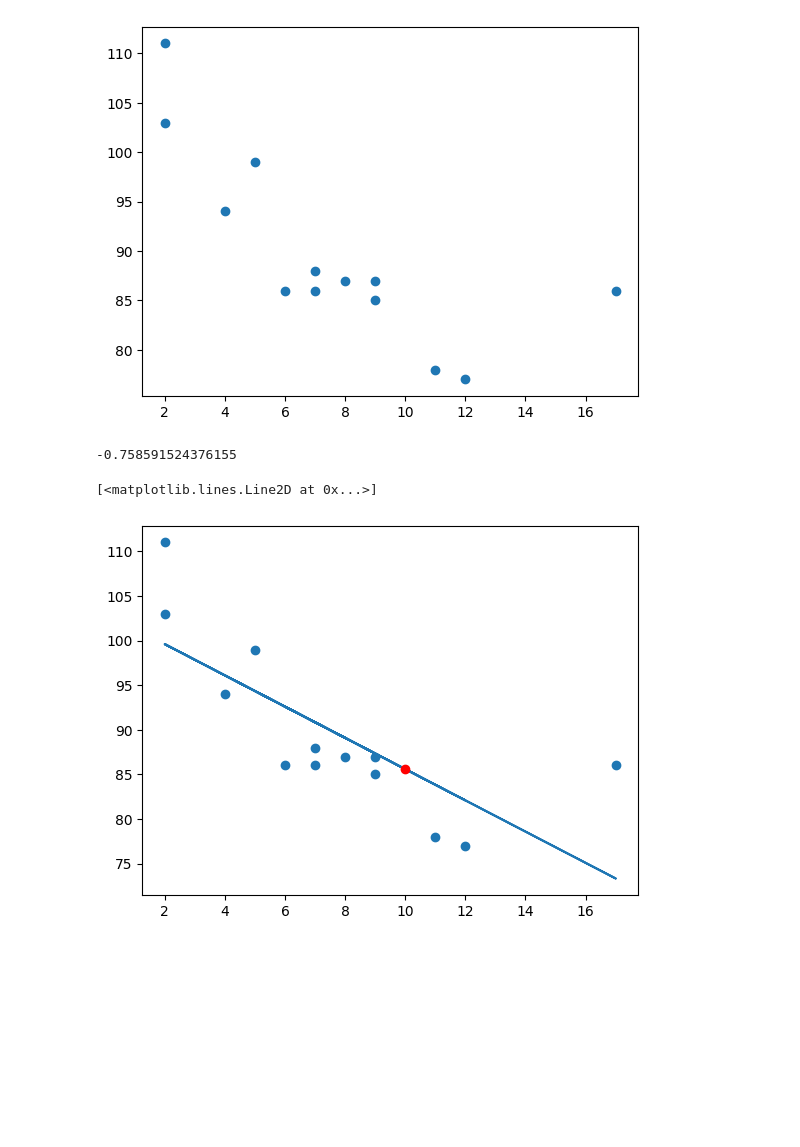
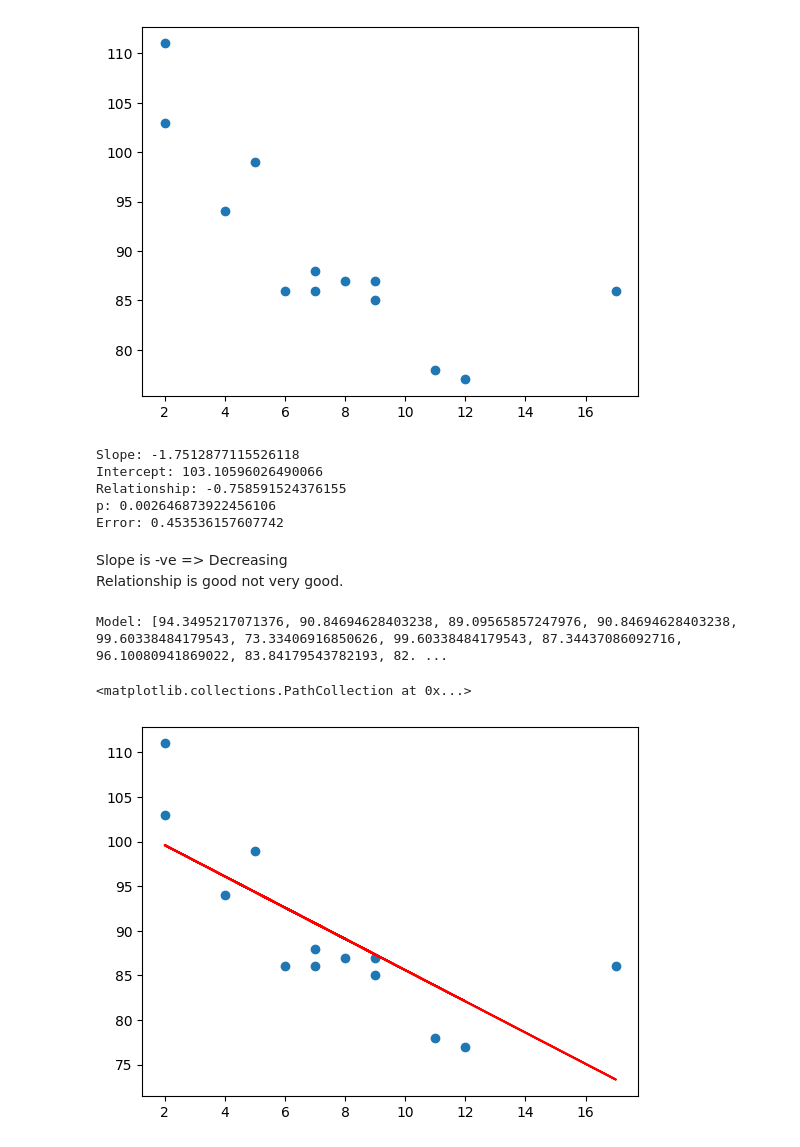
Before and after one commit to shivamrakhunde/Machine-Learning, a Jupyter notebook: LinearRegression.ipynb, the cells around one changed output. Saved outputs shown, nothing was run; the diff lists cells and outputs as text; code cells hidden in the pictures; blank space fills up the shorter version.

```diff
--- a/LinearRegression.ipynb
+++ b/LinearRegression.ipynb
@@ -7,12 +7,34 @@ plt.scatter(x,y)
 # %% [output]
 <matplotlib.collections.PathCollection at 0x...>
 [figure]
+# %%
+from scipy import stats
+slope,intercept,r,p,std_err=stats.linregress(x,y)
+
+print("Slope:",slope)
+print("Intercept:",intercept)
+print("Relationship:",r)
+print("p:",p)
+print("Error:",std_err)
+# %% [output]
+Slope: -1.7512877115526118
+Intercept: 103.10596026490066
+Relationship: -0.758591524376155
+p: 0.002646873922456106
+Error: 0.453536157607742
+# %% [markdown]
+Slope is -ve => Decreasing <br>
+Relationship is good not very good.
 # %%
-from scipy import stats
-slope,intercept,r,p,std_err=stats.linregress(x,y)
+def draw(x):
+    return slope * x + intercept
 
-print("Slope:
+model = list(map(draw,x))
+print("Model:",model)
+
+plt.plot(x,model,color='r')
+plt.scatter(x,y)
 # %% [output]
--0.758591524376155
+Model: [94.3495217071376, 90.84694628403238, 89.09565857247976, 90.84694628403238, 99.60338484179543, 73.33406916850626, 99.60338484179543, 87.34437086092716, 96.10080941869022, 83.84179543782193, 82. ...
-[<matplotlib.lines.Line2D at 0x...>]
+<matplotlib.collections.PathCollection at 0x...>
-[figure, old version]
+[figure, new version]
```
Also changed, not shown: parts of 11 cells of this notebook.
